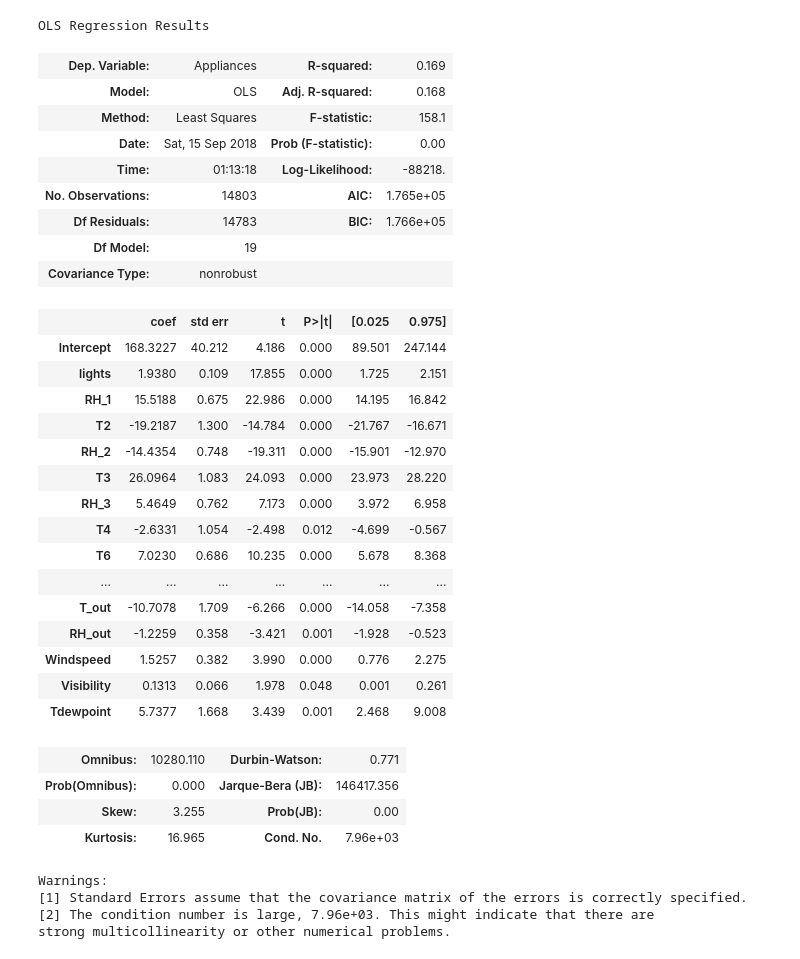
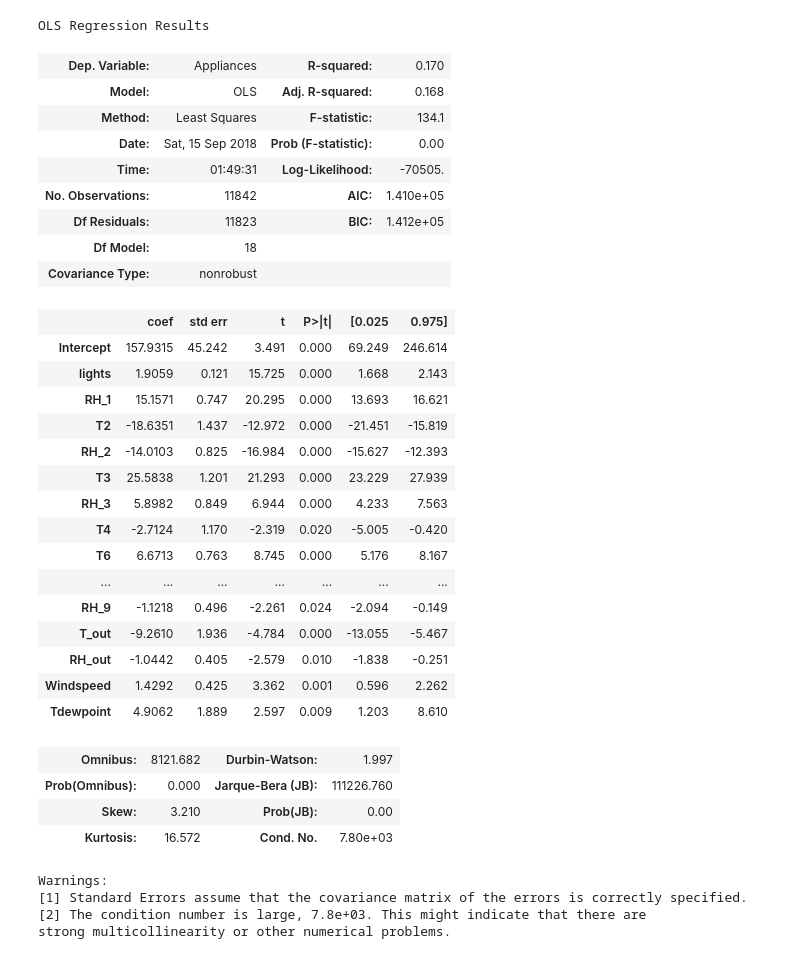
Before and after one commit to weirdyang/practice, a Jupyter notebook: applied_forecasting/Untitled.ipynb, the cells around one changed output. Drawn from its saved outputs; the diff is of its cells as text; code cells hidden in the pictures.

```diff
--- a/applied_forecasting/Untitled.ipynb
+++ b/applied_forecasting/Untitled.ipynb
@@ -1,5 +1,13 @@
 # %%
 import pandas as pd
 df = pd.read_csv('P1training.csv', parse_dates=True, index_col=0)
-df.head()
+print(df.head())
+
+from sklearn.model_selection import KFold, train_test_split
+# split into test and train sets
+train, test = train_test_split(df, test_size=0.2, random_state=5)
+print(train.head())
+print(test.head())
+print('n_train:',len(train))
+print('n_test:',len(test))
 # %% [output]
@@ -54,7 +71,7 @@ dtype: object
 import statsmodels.formula.api as smf
 
 #instantiate model
-model = smf.ols('Appliances ~ 1 + {}'.format(' + '.join(feat_cols)), data=df)
+model = smf.ols('Appliances ~ 1 + {}'.format(' + '.join(feat_cols)), data=train)
 
 #fit the model
 results = model.fit()
@@ -131,47 +148,47 @@ removing...
 # %%
 #run model again after removing variables that are not significant at 5% level
 #instantiate model
-model = smf.ols('Appliances ~ 1 + {}'.format(' + '.join(feat_cols)), data=df)
+model = smf.ols('Appliances ~ 1 + {}'.format(' + '.join(feat_cols)), data=train)
 
 #fit the model
 results = model.fit()
 
 #detailed results
 results.summary()
 # %% [output]
 OLS Regression Results
-| Dep. Variable: | Appliances | R-squared: | 0.169 |
+| Dep. Variable: | Appliances | R-squared: | 0.170 |
 | Model: | OLS | Adj. R-squared: | 0.168 |
-| Method: | Least Squares | F-statistic: | 158.1 |
+| Method: | Least Squares | F-statistic: | 134.1 |
 | Date: | Sat, 15 Sep 2018 | Prob (F-statistic): | 0.00 |
-| Time: | 01:13:18 | Log-Likelihood: | -88218. |
-| No. Observations: | 14803 | AIC: | 1.765e+05 |
-| Df Residuals: | 14783 | BIC: | 1.766e+05 |
-| Df Model: | 19 |  |  |
+| Time: | 01:49:31 | Log-Likelihood: | -70505. |
+| No. Observations: | 11842 | AIC: | 1.410e+05 |
+| Df Residuals: | 11823 | BIC: | 1.412e+05 |
+| Df Model: | 18 |  |  |
 | Covariance Type: | nonrobust |  |  |
 |  | coef | std err | t | P>|t| | [0.025 | 0.975] |
-| Intercept | 168.3227 | 40.212 | 4.186 | 0.000 | 89.501 | 247.144 |
-| lights | 1.9380 | 0.109 | 17.855 | 0.000 | 1.725 | 2.151 |
-| RH_1 | 15.5188 | 0.675 | 22.986 | 0.000 | 14.195 | 16.842 |
-| T2 | -19.2187 | 1.300 | -14.784 | 0.000 | -21.767 | -16.671 |
-| RH_2 | -14.4354 | 0.748 | -19.311 | 0.000 | -15.901 | -12.970 |
-| T3 | 26.0964 | 1.083 | 24.093 | 0.000 | 23.973 | 28.220 |
-| RH_3 | 5.4649 | 0.762 | 7.173 | 0.000 | 3.972 | 6.958 |
-| T4 | -2.6331 | 1.054 | -2.498 | 0.012 | -4.699 | -0.567 |
-| T6 | 7.0230 | 0.686 | 10.235 | 0.000 | 5.678 | 8.368 |
+| Intercept | 157.9315 | 45.242 | 3.491 | 0.000 | 69.249 | 246.614 |
+| lights | 1.9059 | 0.121 | 15.725 | 0.000 | 1.668 | 2.143 |
+| RH_1 | 15.1571 | 0.747 | 20.295 | 0.000 | 13.693 | 16.621 |
+| T2 | -18.6351 | 1.437 | -12.972 | 0.000 | -21.451 | -15.819 |
+| RH_2 | -14.0103 | 0.825 | -16.984 | 0.000 | -15.627 | -12.393 |
+| T3 | 25.5838 | 1.201 | 21.293 | 0.000 | 23.229 | 27.939 |
+| RH_3 | 5.8982 | 0.849 | 6.944 | 0.000 | 4.233 | 7.563 |
+| T4 | -2.7124 | 1.170 | -2.319 | 0.020 | -5.005 | -0.420 |
+| T6 | 6.6713 | 0.763 | 8.745 | 0.000 | 5.176 | 8.167 |
 | ... | ... | ... | ... | ... | ... | ... |
-| T_out | -10.7078 | 1.709 | -6.266 | 0.000 | -14.058 | -7.358 |
-| RH_out | -1.2259 | 0.358 | -3.421 | 0.001 | -1.928 | -0.523 |
-| Windspeed | 1.5257 | 0.382 | 3.990 | 0.000 | 0.776 | 2.275 |
-| Visibility | 0.1313 | 0.066 | 1.978 | 0.048 | 0.001 | 0.261 |
-| Tdewpoint | 5.7377 | 1.668 | 3.439 | 0.001 | 2.468 | 9.008 |
+| RH_9 | -1.1218 | 0.496 | -2.261 | 0.024 | -2.094 | -0.149 |
+| T_out | -9.2610 | 1.936 | -4.784 | 0.000 | -13.055 | -5.467 |
+| RH_out | -1.0442 | 0.405 | -2.579 | 0.010 | -1.838 | -0.251 |
+| Windspeed | 1.4292 | 0.425 | 3.362 | 0.001 | 0.596 | 2.262 |
+| Tdewpoint | 4.9062 | 1.889 | 2.597 | 0.009 | 1.203 | 8.610 |
-| Omnibus: | 10280.110 | Durbin-Watson: | 0.771 |
-| Prob(Omnibus): | 0.000 | Jarque-Bera (JB): | 146417.356 |
-| Skew: | 3.255 | Prob(JB): | 0.00 |
-| Kurtosis: | 16.965 | Cond. No. | 7.96e+03 |
+| Omnibus: | 8121.682 | Durbin-Watson: | 1.997 |
+| Prob(Omnibus): | 0.000 | Jarque-Bera (JB): | 111226.760 |
+| Skew: | 3.210 | Prob(JB): | 0.00 |
+| Kurtosis: | 16.572 | Cond. No. | 7.80e+03 |
 Warnings:
 [1] Standard Errors assume that the covariance matrix of the errors is correctly specified.
-[2] The condition number is large, 7.96e+03. This might indicate that there are
+[2] The condition number is large, 7.8e+03. This might indicate that there are
 strong multicollinearity or other numerical problems.
 # %%
 pvalues = results.pvalues
```
Also changed, not shown: parts of 37 cells of this notebook.
